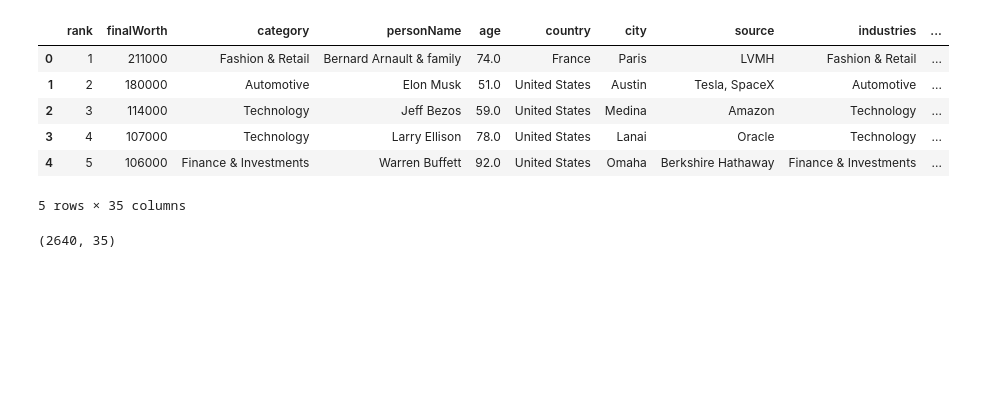
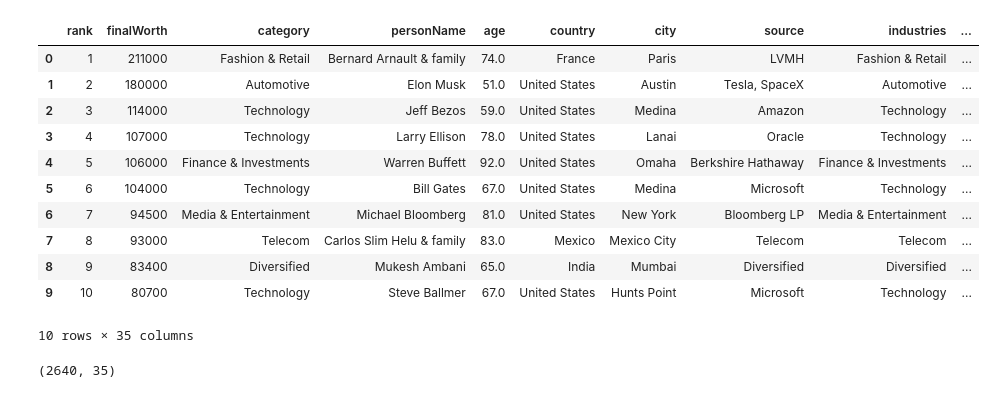
Before and after one commit to huy-ph/data_mining, a Jupyter notebook: learning/billionaires_statistics/billionaires_analysis.ipynb, the cells around one changed output. Saved outputs shown, nothing was run; the diff lists cells and outputs as text; code cells hidden in the pictures; blank space fills up the shorter version.

```diff
--- a/learning/billionaires_statistics/billionaires_analysis.ipynb
+++ b/learning/billionaires_statistics/billionaires_analysis.ipynb
@@ -8,15 +17,20 @@ bil_stat = pd.read_csv('billionaires_stat_dataset.csv')
 #bill_stat is DataFrame type
 # %%
 #sample data
-bil_stat.head(5)
+bil_stat.head(10)
 # %% [output]
 |  | rank | finalWorth | category | personName | age | country | city | source | industries | ... |
 | 0 | 1 | 211000 | Fashion & Retail | Bernard Arnault & family | 74.0 | France | Paris | LVMH | Fashion & Retail | ... |
 | 1 | 2 | 180000 | Automotive | Elon Musk | 51.0 | United States | Austin | Tesla, SpaceX | Automotive | ... |
 | 2 | 3 | 114000 | Technology | Jeff Bezos | 59.0 | United States | Medina | Amazon | Technology | ... |
 | 3 | 4 | 107000 | Technology | Larry Ellison | 78.0 | United States | Lanai | Oracle | Technology | ... |
 | 4 | 5 | 106000 | Finance & Investments | Warren Buffett | 92.0 | United States | Omaha | Berkshire Hathaway | Finance & Investments | ... |
+| 5 | 6 | 104000 | Technology | Bill Gates | 67.0 | United States | Medina | Microsoft | Technology | ... |
+| 6 | 7 | 94500 | Media & Entertainment | Michael Bloomberg | 81.0 | United States | New York | Bloomberg LP | Media & Entertainment | ... |
+| 7 | 8 | 93000 | Telecom | Carlos Slim Helu & family | 83.0 | Mexico | Mexico City | Telecom | Telecom | ... |
+| 8 | 9 | 83400 | Diversified | Mukesh Ambani | 65.0 | India | Mumbai | Diversified | Diversified | ... |
+| 9 | 10 | 80700 | Technology | Steve Ballmer | 67.0 | United States | Hunts Point | Microsoft | Technology | ... |
-5 rows × 35 columns
+10 rows × 35 columns
 # %%
 #check shape of the dataFrame
 bil_stat.shape
```
Also changed, not shown: parts of 7 cells of this notebook.
